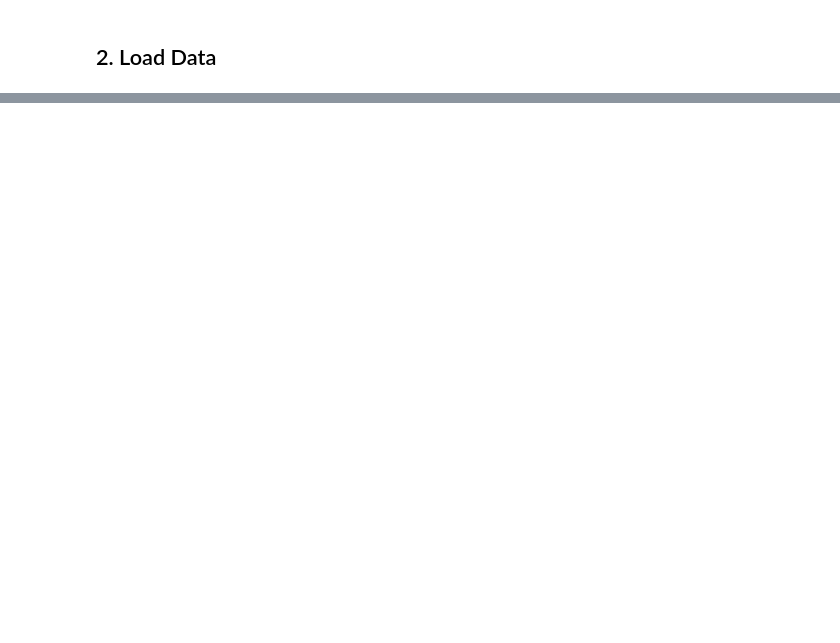
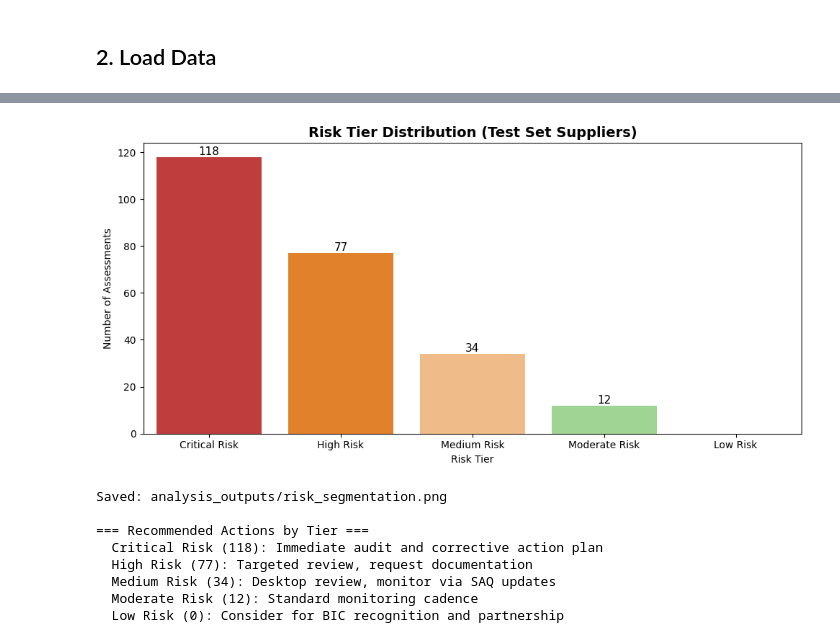
Before and after one commit to matiascam02/sustainability_coral, a Jupyter notebook: starter_notebook.ipynb, the cells around one changed output, grey strips where cells are left out. Cells and saved outputs as stored; diff of their text form; code cells hidden in the pictures; blank space fills up the shorter version.

```diff
--- a/starter_notebook.ipynb
+++ b/starter_notebook.ipynb
@@ -1086,0 +753,49 @@ plt.show()
+# %%
+# Cell 18: Visualize risk segmentation
+
+tier_order = ["Critical Risk", "High Risk", "Medium Risk", "Moderate Risk", "Low Risk"]
+tier_colors = ["#d62728", "#ff7f0e", "#ffbb78", "#98df8a", "#2ca02c"]
+
+plt.figure(figsize=(10, 5))
+ax = sns.countplot(
+    data=risk_assessment,
+    x="risk_tier",
+    order=tier_order,
+    palette=tier_colors,
+)
+ax.set_title("Risk Tier Distribution (Test Set Suppliers)", fontsize=14, fontweight="bold")
+ax.set_xlabel("Risk Tier")
+ax.set_ylabel("Number of Assessments")
+
+# Add count labels on bars
+for p in ax.patches:
+    ax.annotate(f'{int(p.get_height())}',
+                (p.get_x() + p.get_width() / 2., p.get_height()),
+                ha='center', va='bottom', fontsize=11)
+
+plt.tight_layout()
+plt.savefig("analysis_outputs/risk_segmentation.png", dpi=150, bbox_inches="tight")
+plt.show()
+
+print("\nSaved: analysis_outputs/risk_segmentation.png")
+print("\n=== Recommended Actions by Tier ===")
+actions = {
+    "Critical Risk": "Immediate audit and corrective action plan",
+    "High Risk": "Targeted review, request documentation",
+    "Medium Risk": "Desktop review, monitor via SAQ updates",
+    "Moderate Risk": "Standard monitoring cadence",
+    "Low Risk": "Consider for BIC recognition and partnership"
+}
+for tier, action in actions.items():
+    count = tier_counts.get(tier, 0)
+    print(f"  {tier} ({count}): {action}")
+# %% [output]
+[figure, added]
+Saved: analysis_outputs/risk_segmentation.png
+
+=== Recommended Actions by Tier ===
+  Critical Risk (118): Immediate audit and corrective action plan
+  High Risk (77): Targeted review, request documentation
+  Medium Risk (34): Desktop review, monitor via SAQ updates
+  Moderate Risk (12): Standard monitoring cadence
+  Low Risk (0): Consider for BIC recognition and partnership
```
Also changed, not shown: parts of 74 cells of this notebook, 9 other files.
